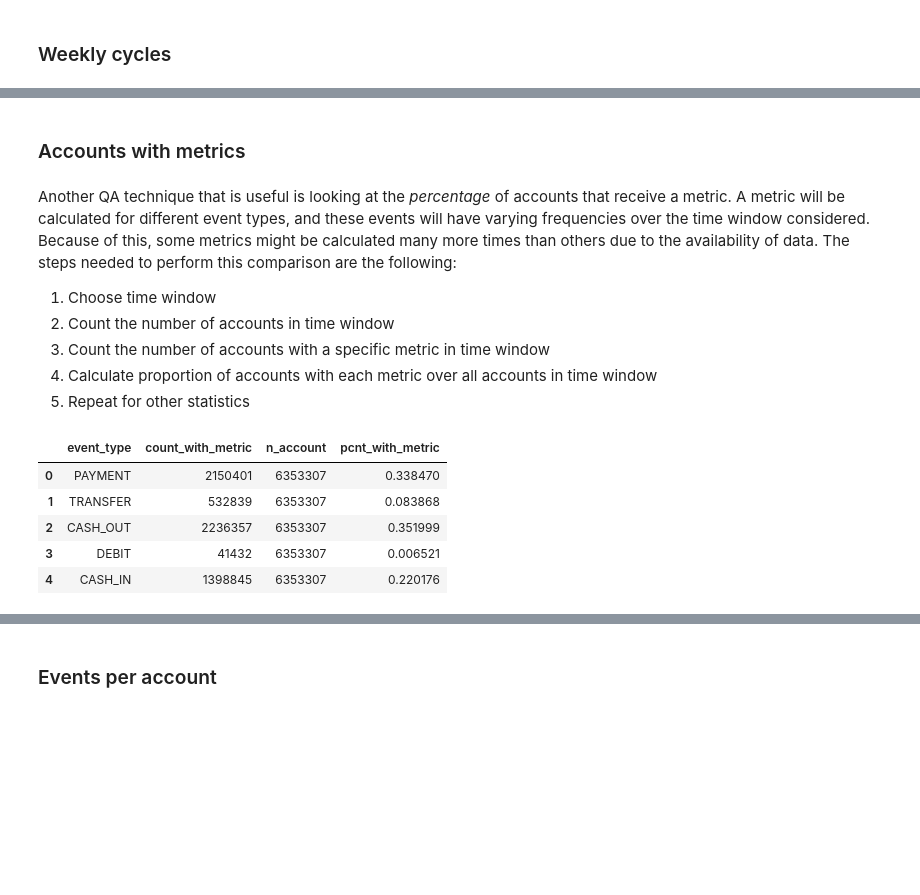
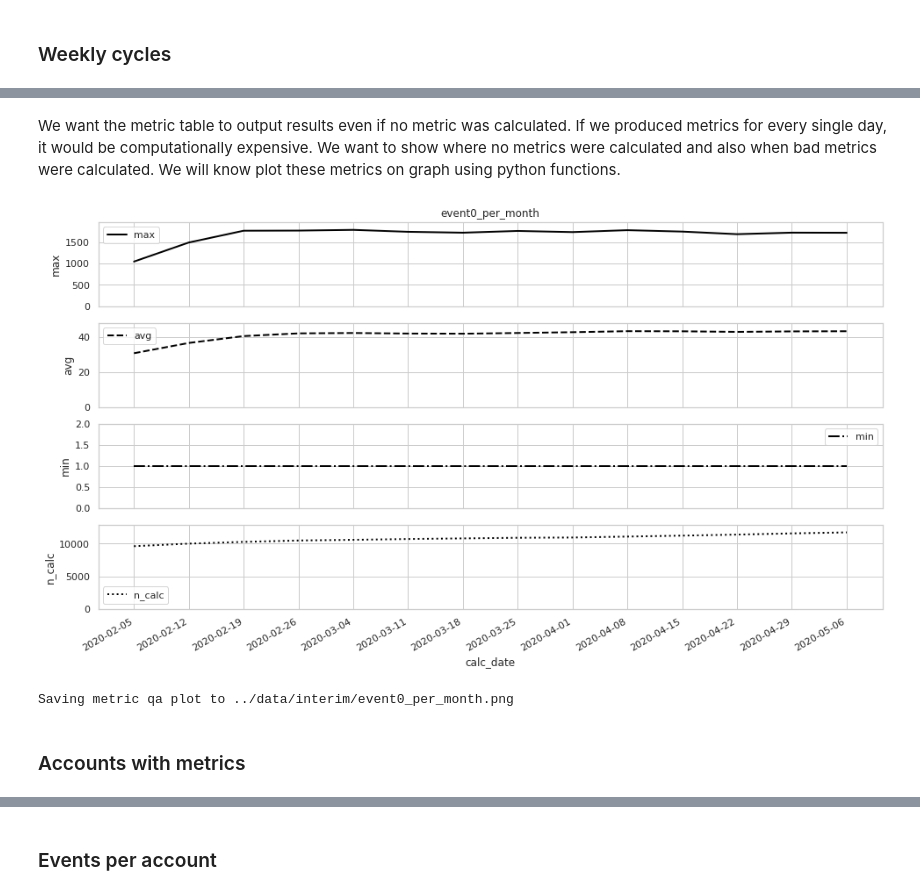
Before and after one commit to eCapitalAdvisors/templates, a Jupyter notebook: CustomerChurn/notebooks/02_jmalaver_MeasuringCustomers.ipynb, the cells around one changed output, grey strips where cells are left out. Saved outputs shown, nothing was run; the diff lists cells and outputs as text; code cells hidden in the pictures; blank space fills up the shorter version.

```diff
--- a/CustomerChurn/notebooks/02_jmalaver_MeasuringCustomers.ipynb
+++ b/CustomerChurn/notebooks/02_jmalaver_MeasuringCustomers.ipynb
@@ -261,35 +351,41 @@ plt.show()
+# %% [markdown]
+We want the metric table to output results even if no metric was calculated. If we produced metrics for every single day, it would be computationally expensive. We want to show where no metrics were calculated and also when bad metrics were calculated. We will know plot these metrics on graph using python functions.
+# %%
+from math import ceil
+
+# plotting function for metric statistics
+def metric_qa_plot(qa_data_path, metric_name, **kwargs):
+    # file saved using previous SQL statement
+    metric_data_path = qa_data_path + metric_name + '.csv'
+    qa_data_df=pd.read_csv(metric_data_path)
+    plt.subplots(figsize=(16, 9), sharex=True, sharey=False)
+
+    # using helper function
+    qa_subplot(qa_data_df, 'max', 1, None)
+    plt.title(metric_name)
+    qa_subplot(qa_data_df, 'avg', 2, '--')
+    qa_subplot(qa_data_df, 'min', 3, '-.')
+    qa_subplot(qa_data_df, 'n_calc', 4, ':')
+    plt.gca().figure.autofmt_xdate()
+    plt.show()
+
+    save_to_path=metric_data_path.replace('.csv', '.png')
+    print('Saving metric qa plot to ' + save_to_path)
+    plt.savefig(save_to_path)
+    plt.close()
+
+# helper function for each subplot
+def qa_subplot(qa_data_df, field, number, linestyle):
+    plt.subplot(4, 1, number)
+    g = sns.lineplot(x='calc_date', y=field, data=qa_data_df, marker='',
+                     linestyle=linestyle, color='black', linewidth=2, label=field)
+    g.set(ylim=[0, ceil(1.1 * qa_data_df[field].dropna().max())])
+    plt.legend()
+# %%
+# plotting
+metric_qa_plot('../data/interim/', 'event0_per_month')
+# %% [output]
+[figure, added]
+Saving metric qa plot to ../data/interim/event0_per_month.png
 # %% [markdown]
 ### Accounts with metrics
-# %% [markdown]
-Another QA technique that is useful is looking at the *percentage* of accounts that receive a metric. A metric will be calculated for different event types, and these events will have varying frequencies over the time window considered. Because of this, some metrics might be calculated many more times than others due to the availability of data. The steps needed to perform this comparison are the following:
-
-1. Choose time window
-2. Count the number of accounts in time window
-3. Count the number of accounts with a specific metric in time window
-4. Calculate proportion of accounts with each metric over all accounts in time window
-5. Repeat for other statistics
-# %%
-# grouping by moving intervals of 100 steps every 25 steps and calculting average transaction amount for each bin
-qa_df = pd.DataFrame()
-
-# using full time window, we can count number of events and accounts
-for idx, c in enumerate(df['type'].unique()):
-
-    #filtering for event type
-    event = df[df['type'] == c]
-
-    # appending counts to quality assurance dataframe
-    d = {'event_type':c, 'count_with_metric':len(event['nameOrig'].unique()), 'n_account':len(df['nameOrig'].unique())}
-    moving_agg = pd.DataFrame(data=d, index=[idx])
-    moving_agg['pcnt_with_metric'] = moving_agg['count_with_metric'] / moving_agg['n_account']
-    qa_df = qa_df.append(moving_agg)
-
-# creating dataframe for all intervals
-qa_df
-# %% [output]
-|  | event_type | count_with_metric | n_account | pcnt_with_metric |
-| 0 | PAYMENT | 2150401 | 6353307 | 0.338470 |
-| 1 | TRANSFER | 532839 | 6353307 | 0.083868 |
-| 2 | CASH_OUT | 2236357 | 6353307 | 0.351999 |
-| 3 | DEBIT | 41432 | 6353307 | 0.006521 |
-| 4 | CASH_IN | 1398845 | 6353307 | 0.220176 |
```
Also changed, not shown: parts of 124 cells of this notebook, 2 other files.
